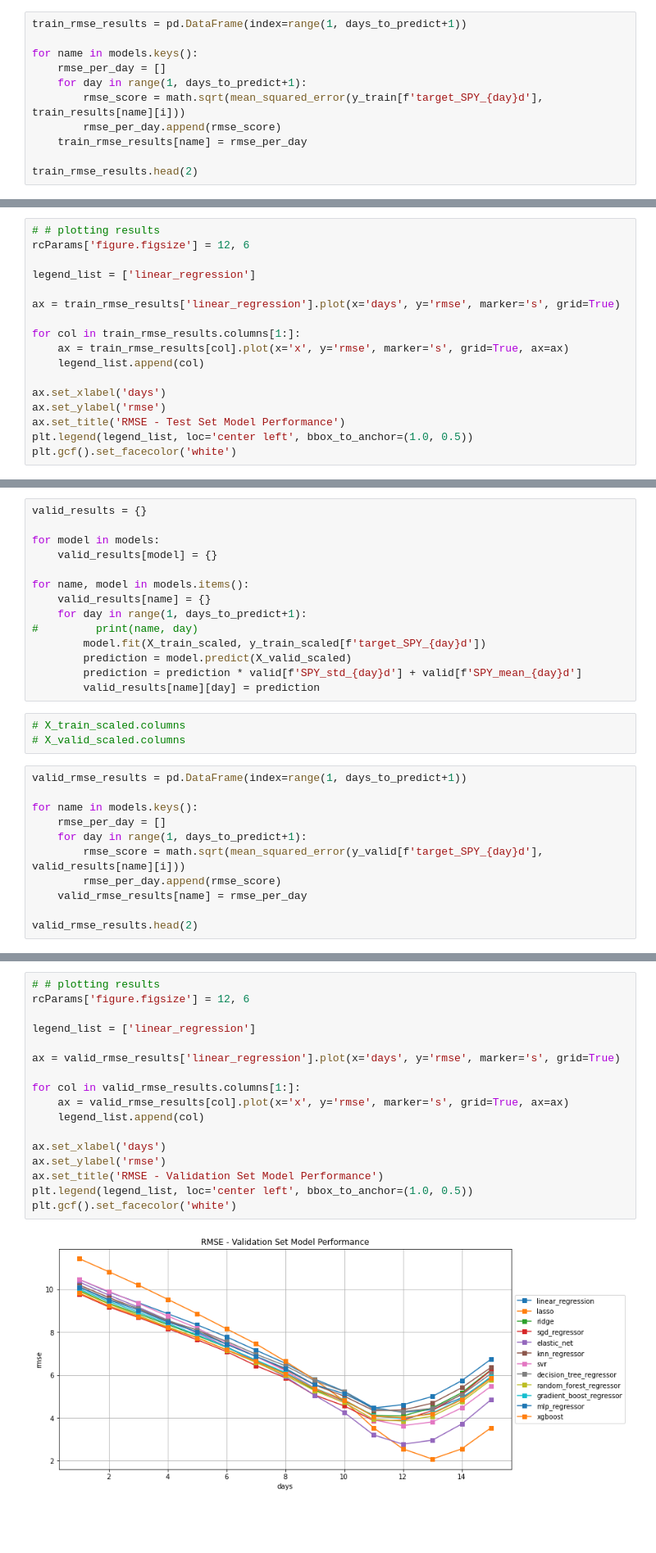
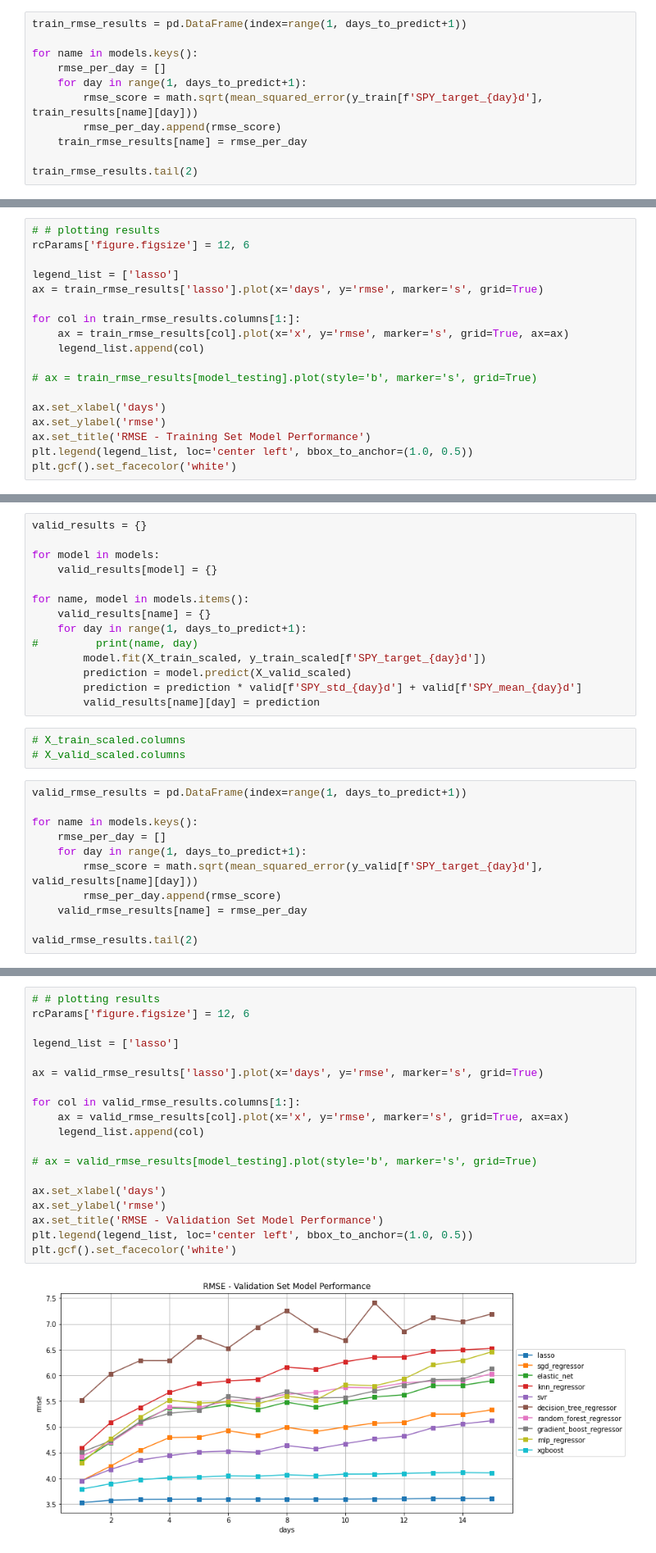
Before and after one commit to terrill11/spy_trend, a Jupyter notebook: models/multi_step_forecasting/spy_trend_direct.ipynb, the cells around one changed output, grey strips where cells are left out. Shown at 82% size. Cells and saved outputs as stored; diff of their text form; blank space fills up the shorter version.

Commit message:
some parameter tuning for models with better performance

```diff
--- a/models/multi_step_forecasting/spy_trend_direct.ipynb
+++ b/models/multi_step_forecasting/spy_trend_direct.ipynb
@@ -441,9 +472,9 @@ train_rmse_results = pd.DataFrame(index=range(1, days_to_predict+1))
 for name in models.keys():
     rmse_per_day = []
     for day in range(1, days_to_predict+1):
-        rmse_score = math.sqrt(mean_squared_error(y_train[f'target_SPY_{day}d'], train_results[name][i]))
+        rmse_score = math.sqrt(mean_squared_error(y_train[f'SPY_target_{day}d'], train_results[name][day]))
         rmse_per_day.append(rmse_score)
     train_rmse_results[name] = rmse_per_day
 
-train_rmse_results.head(2)
+train_rmse_results.tail(2)
 # %% [output]
@@ -454,17 +485,18 @@ train_rmse_results.head(2)
 # # plotting results
 rcParams['figure.figsize'] = 12, 6
 
-legend_list = ['linear_regression']
-
-ax = train_rmse_results['linear_regression'].plot(x='days', y='rmse', marker='s', grid=True)
+legend_list = ['lasso']
+ax = train_rmse_results['lasso'].plot(x='days', y='rmse', marker='s', grid=True)
 
 for col in train_rmse_results.columns[1:]:
     ax = train_rmse_results[col].plot(x='x', y='rmse', marker='s', grid=True, ax=ax)
     legend_list.append(col)
 
+# ax = train_rmse_results[model_testing].plot(style='b', marker='s', grid=True)
+
 ax.set_xlabel('days')
 ax.set_ylabel('rmse')
-ax.set_title('RMSE - Test Set Model Performance')
+ax.set_title('RMSE - Training Set Model Performance')
 plt.legend(legend_list, loc='center left', bbox_to_anchor=(1.0, 0.5))
 plt.gcf().set_facecolor('white')
 # %% [output]
@@ -481,7 +513,7 @@ for name, model in models.items():
     valid_results[name] = {}
     for day in range(1, days_to_predict+1):
 #         print(name, day)
-        model.fit(X_train_scaled, y_train_scaled[f'target_SPY_{day}d'])
+        model.fit(X_train_scaled, y_train_scaled[f'SPY_target_{day}d'])
         prediction = model.predict(X_valid_scaled)
         prediction = prediction * valid[f'SPY_std_{day}d'] + valid[f'SPY_mean_{day}d']
         valid_results[name][day] = prediction
@@ -494,9 +526,9 @@ valid_rmse_results = pd.DataFrame(index=range(1, days_to_predict+1))
 for name in models.keys():
     rmse_per_day = []
     for day in range(1, days_to_predict+1):
-        rmse_score = math.sqrt(mean_squared_error(y_valid[f'target_SPY_{day}d'], valid_results[name][i]))
+        rmse_score = math.sqrt(mean_squared_error(y_valid[f'SPY_target_{day}d'], valid_results[name][day]))
         rmse_per_day.append(rmse_score)
     valid_rmse_results[name] = rmse_per_day
 
-valid_rmse_results.head(2)
+valid_rmse_results.tail(2)
 # %% [output]
@@ -506,22 +538,24 @@ valid_rmse_results.head(2)
 # %%
 # # plotting results
 rcParams['figure.figsize'] = 12, 6
 
-legend_list = ['linear_regression']
+legend_list = ['lasso']
 
-ax = valid_rmse_results['linear_regression'].plot(x='days', y='rmse', marker='s', grid=True)
+ax = valid_rmse_results['lasso'].plot(x='days', y='rmse', marker='s', grid=True)
 
 for col in valid_rmse_results.columns[1:]:
     ax = valid_rmse_results[col].plot(x='x', y='rmse', marker='s', grid=True, ax=ax)
     legend_list.append(col)
+
+# ax = valid_rmse_results[model_testing].plot(style='b', marker='s', grid=True)
 
 ax.set_xlabel('days')
 ax.set_ylabel('rmse')
 ax.set_title('RMSE - Validation Set Model Performance')
 plt.legend(legend_list, loc='center left', bbox_to_anchor=(1.0, 0.5))
 plt.gcf().set_facecolor('white')
 # %% [output]
-[figure, old version]
+[figure, new version]
 # %% [markdown]
 <h5>Predicting with test set</h5>
 # %%
```
Also changed, not shown: parts of 29 cells of this notebook.
